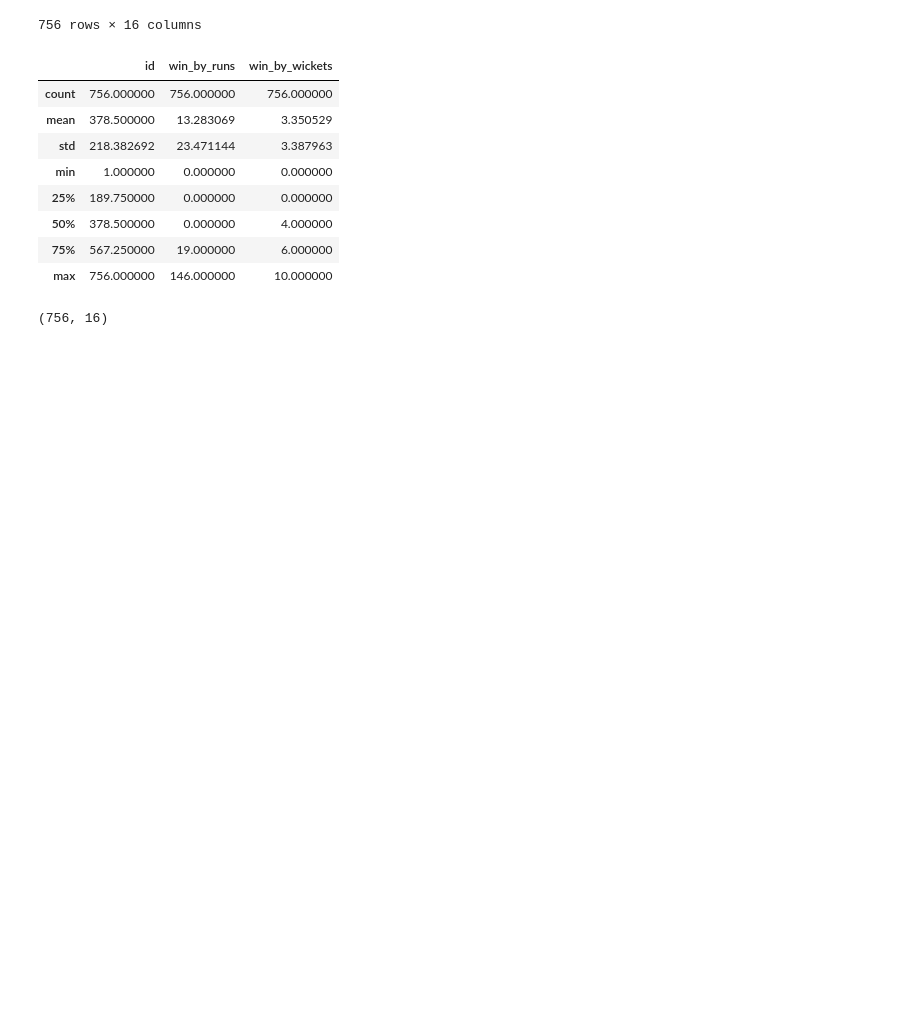
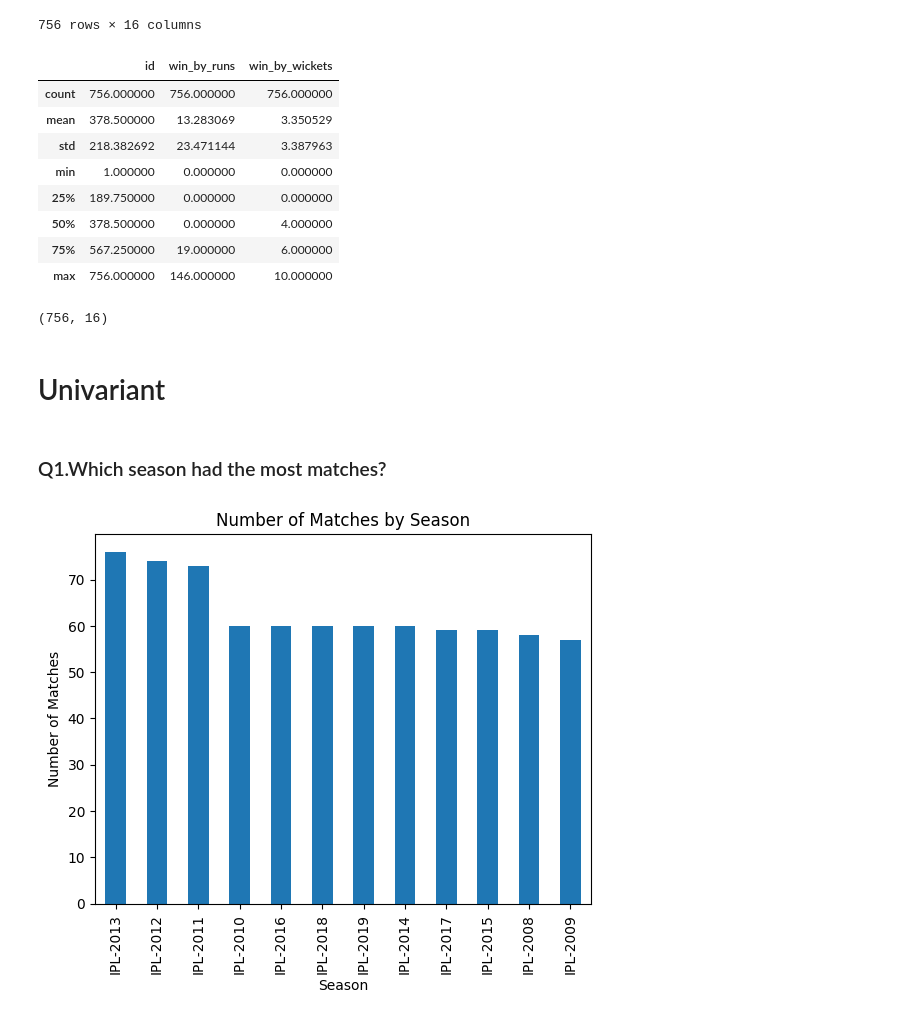
Before and after one commit to lukhi-laksh/Collage, a Jupyter notebook: Sem-1/Data Science/Project-1/Project_1.ipynb, the cells around one changed output. Drawn from its saved outputs; the diff is of its cells as text; code cells hidden in the pictures; blank space fills up the shorter version.

```diff
--- a/Sem-1/Data Science/Project-1/Project_1.ipynb
+++ b/Sem-1/Data Science/Project-1/Project_1.ipynb
@@ -143,3 +144,17 @@ df.describe()
 df.shape
 # %% [output]
 (756, 16)
+# %% [markdown]
+# Univariant
+# %% [markdown]
+### Q1.Which season had the most matches?
+# %%
+season_counts = df['Season'].value_counts()
+season_counts.plot(kind='bar')
+plt.xlabel("Season")
+plt.ylabel("Number of Matches")
+plt.title("Number of Matches by Season")
+plt.savefig("1.png",  bbox_inches="tight", dpi = 300, transparent=True)
+plt.show()
+# %% [output]
+[figure, added]
```
Also changed, not shown: parts of 26 cells of this notebook, 1 other file.
